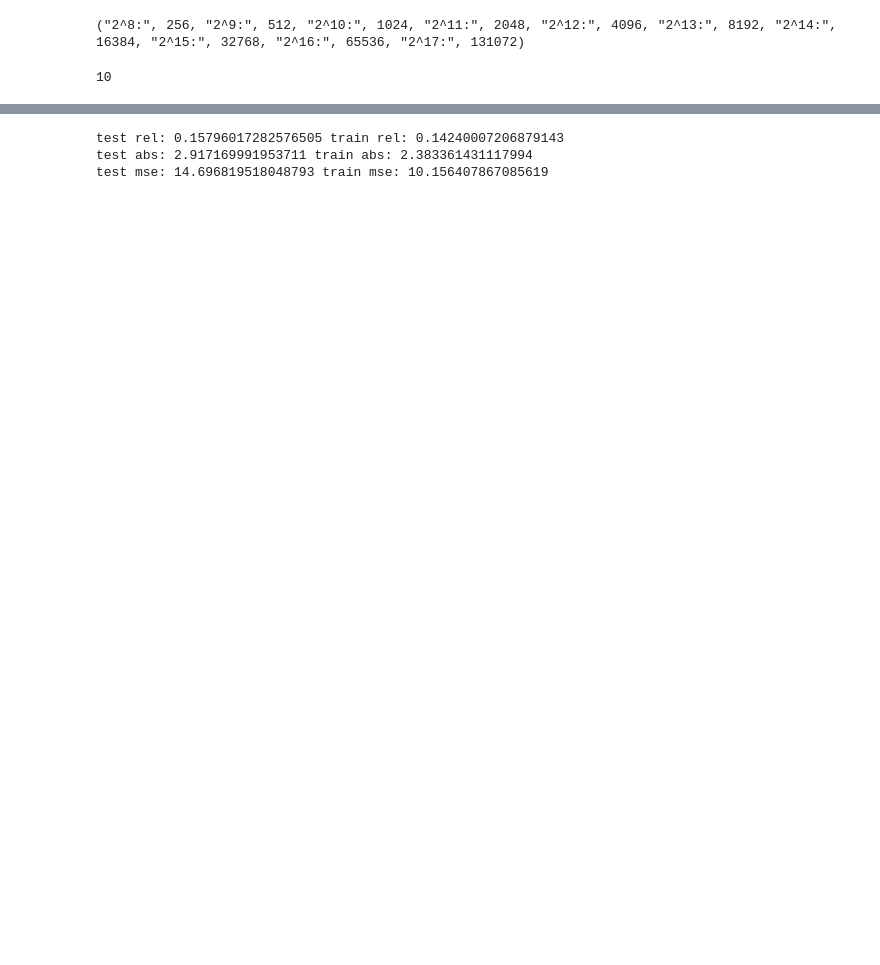
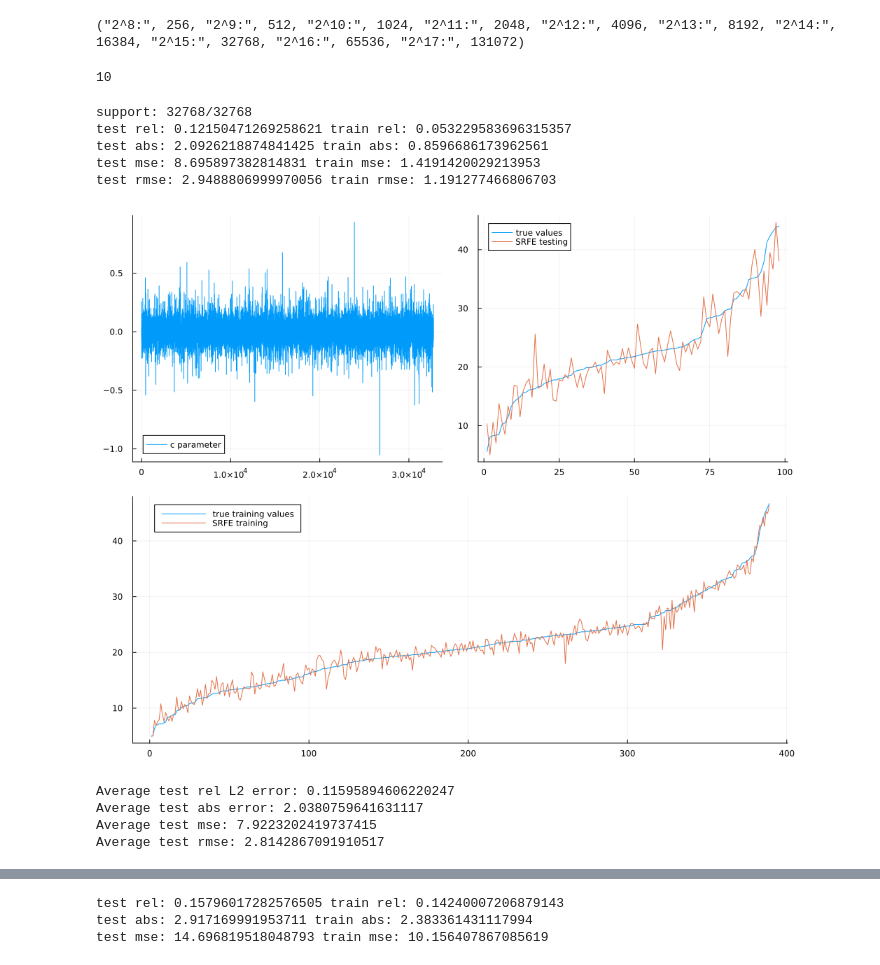
Before and after one commit to grsbe/qsrfe, a Jupyter notebook: bostonfinalcomparison.ipynb, the cells around one changed output, grey strips where cells are left out. Cells and saved outputs as stored; diff of their text form; code cells hidden in the pictures; blank space fills up the shorter version.

```diff
--- a/bostonfinalcomparison.ipynb
+++ b/bostonfinalcomparison.ipynb
@@ -37,5 +39,72 @@ plot(p1, p2, layout=(1,2), size= (1280,480),legend=true)
 # %%
 # %% [output]
 10
+# %%
+# Assemble all the models to test
+# Hyper parameter testing cell for unquantized
+N= 2^15
+
+SRFE = qsrfe.srfeRegressor(N=N,σ2=11.0,λ=0.003, intercept=false)
+RFE = qsrfe.rfeRegressor(N=N,σ2=10.0,λ=0.003, intercept=false)
+#quant = qsrfe.βQ(K=2,β=1.5,λ=32,condense=true)
+model = RFE
+#training and evaluating
+
+    #no quantizaiton
+c = qsrfe.fit(model, xtrain, ytrain, verbose=true) #,max_iter=2000000
+ytrainpred = qsrfe.predict(model,xtrain)
+ytestpred = qsrfe.predict(model, xtest)
+
+println("")
+println("test rel: ",qsrfe.rel_L2_error(ytest,ytestpred)," train rel: ",qsrfe.rel_L2_error(ytrain,ytrainpred))
+println("test abs: ",qsrfe.abs_error(ytest,ytestpred)," train abs: ",qsrfe.abs_error(ytrain,ytrainpred))
+println("test mse: ",qsrfe.mse(ytest,ytestpred)," train mse: ",qsrfe.mse(ytrain,ytrainpred))
+println("test rmse: ",qsrfe.rmse(ytest,ytestpred)," train rmse: ",qsrfe.rmse(ytrain,ytrainpred))
+model = SRFE
+p1 = plot(c[1:(end - model.intercept)],label="c parameter")
+p2 = plot(ytrain[sortperm(ytrain)], label="true training values")
+plot!(ytrainpred[sortperm(ytrain)], label="SRFE training")
+p3 = plot(ytest[sortperm(ytest)], label="true values")
+plot!(ytestpred[sortperm(ytest)], label="SRFE testing")
+p4 = plot(p1,p3,layout=2, size = (1000,400))
+plot(p4,p2,layout=(2,1) ,size=(1000,800))
+# %% [output]
+support: 32768/32768
+test rel: 0.12150471269258621 train rel: 0.053229583696315357
+test abs: 2.0926218874841425 train abs: 0.8596686173962561
+test mse: 8.695897382814831 train mse: 1.4191420029213953
+test rmse: 2.9488806999970056 train rmse: 1.191277466806703
+[figure, added]
+# %%
+# evaluate the model in the cell above 5 times and get the average
+# BEGIN: Evaluate the model 5 times and get the average
+model = qsrfe.srfeRegressor(N=N,σ2=11.0,λ=0.0032, intercept=false)
+trials = 5
+mean_rel_L2_error = 0.0
+mean_abs_error = 0.0
+mean_mse = 0.0
+mean_rmse = 0.0
+
+for i in 1:trials
+    c = qsrfe.fit(model, xtrain, ytrain, verbose=false)
+    ytrainpred = qsrfe.predict(model, xtrain)
+    ytestpred = qsrfe.predict(model, xtest)
+
+    mean_rel_L2_error += qsrfe.rel_L2_error(ytest, ytestpred) / trials
+    mean_abs_error += qsrfe.abs_error(ytest, ytestpred) / trials
+    mean_mse += qsrfe.mse(ytest, ytestpred) / trials
+    mean_rmse += qsrfe.rmse(ytest, ytestpred) / trials
+end
+
+println("Average test rel L2 error: ", mean_rel_L2_error)
+println("Average test abs error: ", mean_abs_error)
+println("Average test mse: ", mean_mse)
+println("Average test rmse: ", mean_rmse)
+# END: Evaluate the model 5 times and get the average
+# %% [output]
+Average test rel L2 error: 0.11595894606220247
+Average test abs error: 2.0380759641631117
+Average test mse: 7.9223202419737415
+Average test rmse: 2.8142867091910517
 # %%
 # Assemble all the models to test
```
Also changed, not shown: parts of 20 cells of this notebook, 4 other files.
